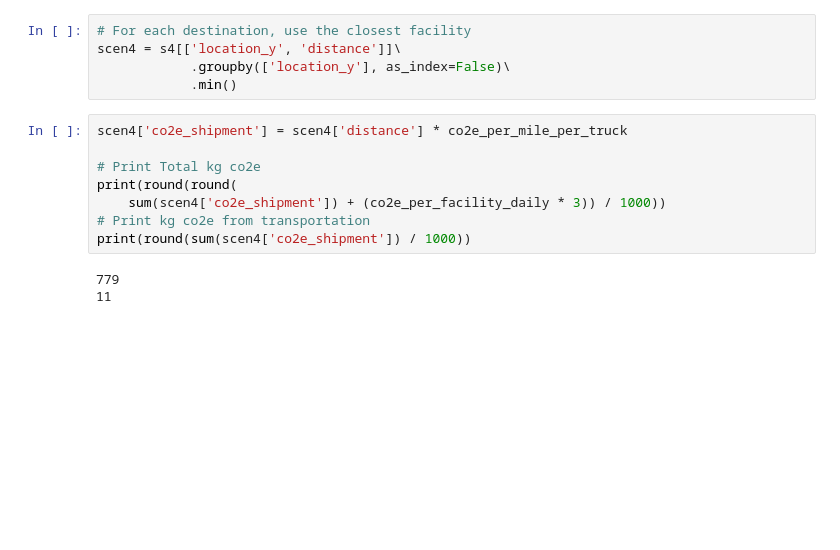
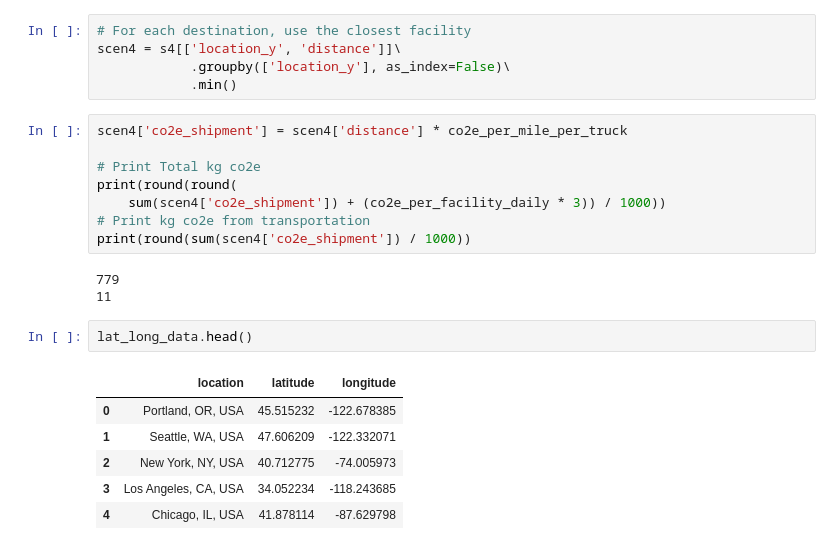
Before and after one commit to wpbSabi/sustainable_supply_chain_template, a Jupyter notebook: sustainable_supply_chain_template.ipynb, the cells around one changed output. Drawn from its saved outputs; the diff is of its cells as text; blank space fills up the shorter version.

```diff
--- a/sustainable_supply_chain_template.ipynb
+++ b/sustainable_supply_chain_template.ipynb
@@ -205,3 +260,12 @@ print(round(sum(scen4['co2e_shipment']) / 1000))
 # %% [output]
 779
 11
+# %%
+lat_long_data.head()
+# %% [output]
+|  | location | latitude | longitude |
+| 0 | Portland, OR, USA | 45.515232 | -122.678385 |
+| 1 | Seattle, WA, USA | 47.606209 | -122.332071 |
+| 2 | New York, NY, USA | 40.712775 | -74.005973 |
+| 3 | Los Angeles, CA, USA | 34.052234 | -118.243685 |
+| 4 | Chicago, IL, USA | 41.878114 | -87.629798 |
```
Also changed, not shown: parts of 7 cells of this notebook.
